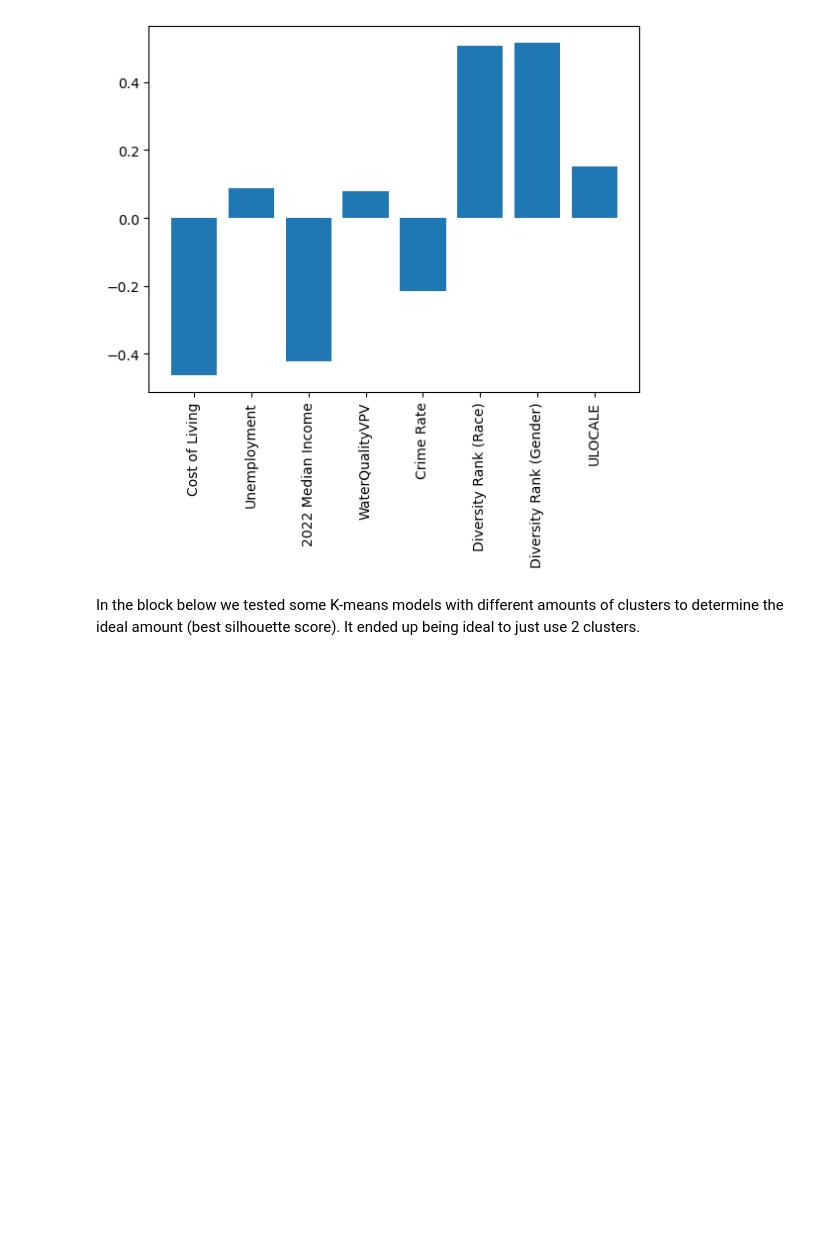
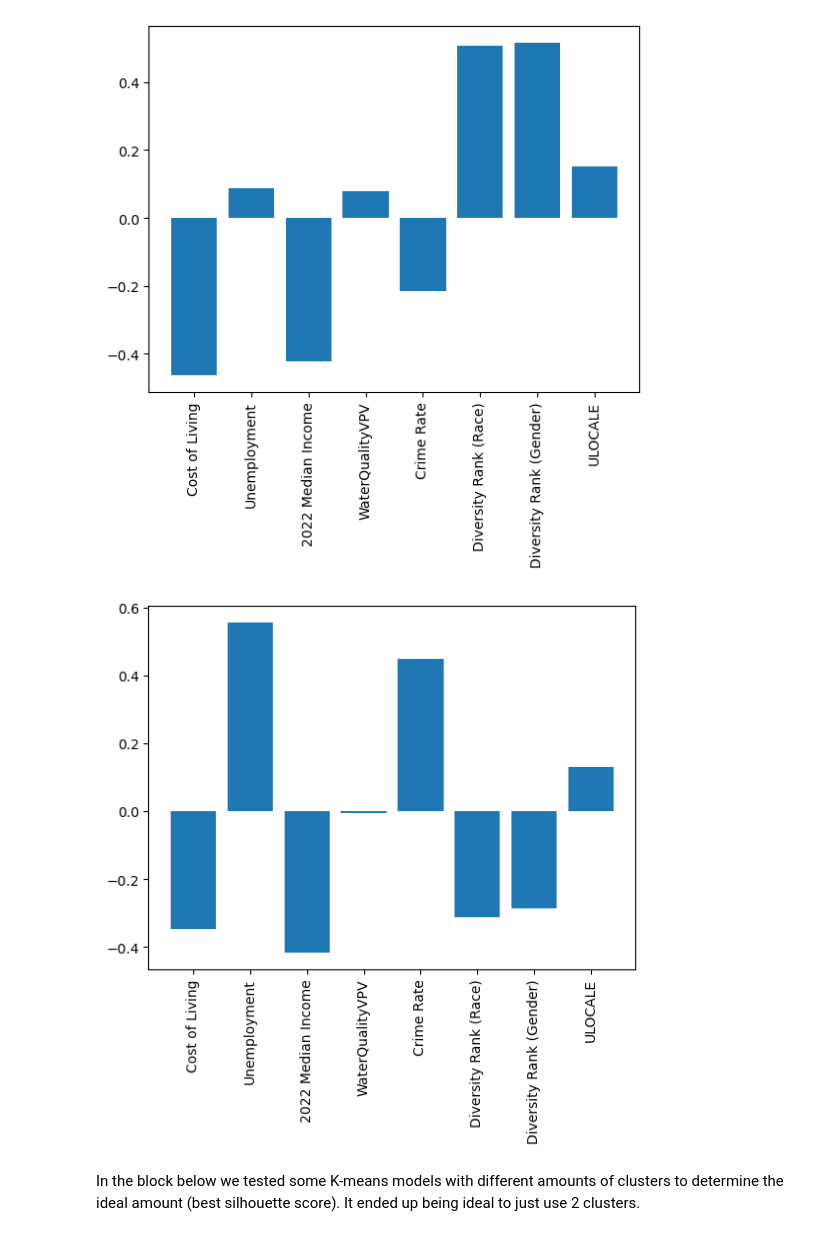
Before and after one commit to joinja01/Joiner_Norton_Walkability, a Jupyter notebook: qualityoflifetexas.ipynb, the cells around one changed output. Saved outputs shown, nothing was run; the diff lists cells and outputs as text; code cells hidden in the pictures; blank space fills up the shorter version.

```diff
--- a/qualityoflifetexas.ipynb
+++ b/qualityoflifetexas.ipynb
@@ -224,6 +200,12 @@ plt.xticks(rotation=90)
 plt.show()
 # %% [output]
 [figure]
+# %%
+plt.bar(X.columns, pca.components_[1])
+plt.xticks(rotation=90)
+plt.show()
+# %% [output]
+[figure, added]
 # %% [markdown]
 In the block below we tested some K-means models with different amounts of clusters to determine the ideal amount (best silhouette score). It ended up being ideal to just use 2 clusters.
 # %%
```
Also changed, not shown: parts of 6 cells of this notebook.
